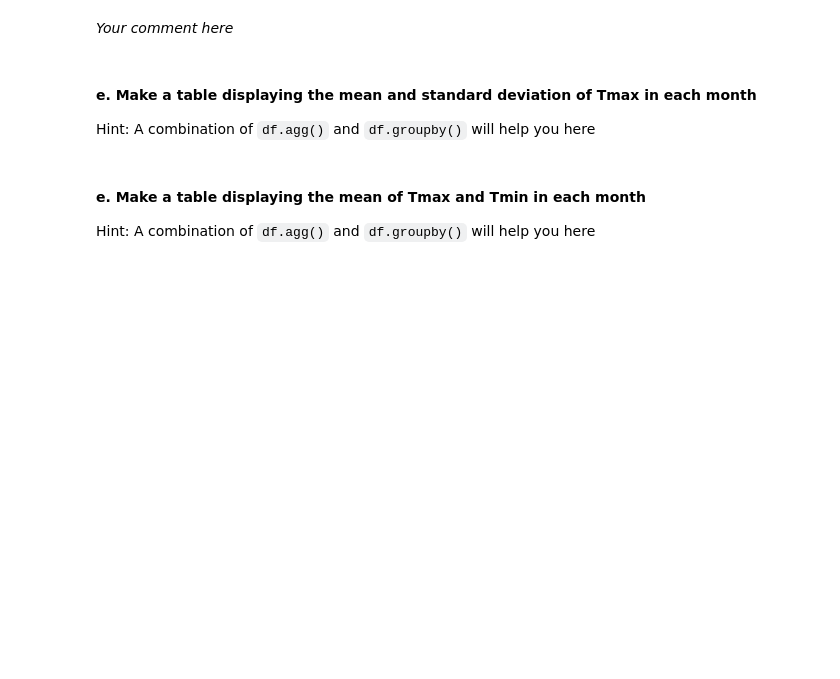
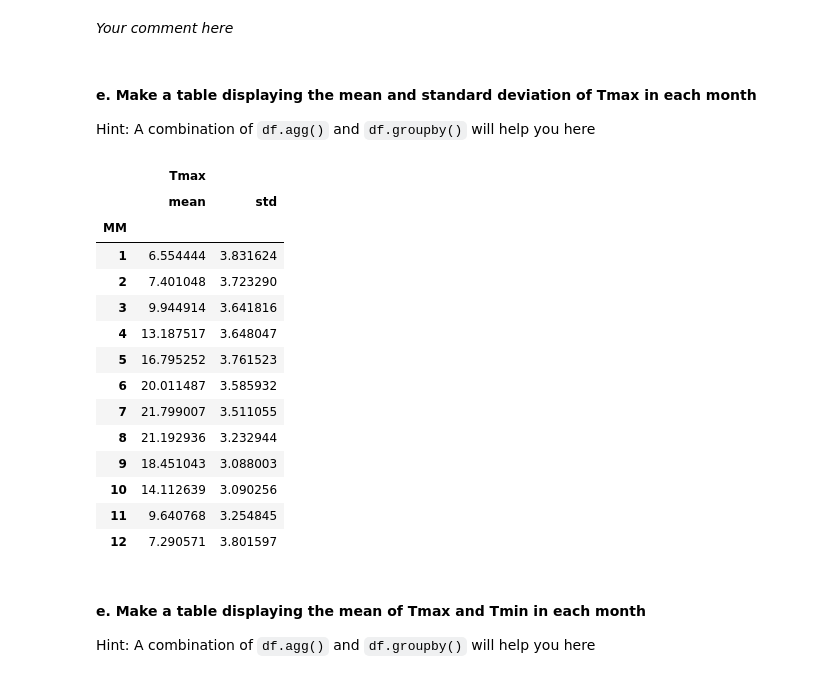
Before and after one commit to Tedodor423/bms-collab-notebooks, a Jupyter notebook: stats/1.1_DescribingData/1.1.10_TutorialExercises.ipynb, the cells around one changed output. Saved outputs shown, nothing was run; the diff lists cells and outputs as text; code cells hidden in the pictures; blank space fills up the shorter version.

```diff
--- a/stats/1.1_DescribingData/1.1.10_TutorialExercises.ipynb
+++ b/stats/1.1_DescribingData/1.1.10_TutorialExercises.ipynb
@@ -96,6 +147,23 @@ Hint: you can use `df.groupby()` to help you here
 Hint: A combination of `df.agg()` and `df.groupby()` will help you here
 # %%
 # Your code here
+weather.groupby("MM").agg({"Tmax": ["mean", "std"]})
+# %% [output]
+|  | Tmax |  |
+|  | mean | std |
+| MM |  |  |
+| 1 | 6.554444 | 3.831624 |
+| 2 | 7.401048 | 3.723290 |
+| 3 | 9.944914 | 3.641816 |
+| 4 | 13.187517 | 3.648047 |
+| 5 | 16.795252 | 3.761523 |
+| 6 | 20.011487 | 3.585932 |
+| 7 | 21.799007 | 3.511055 |
+| 8 | 21.192936 | 3.232944 |
+| 9 | 18.451043 | 3.088003 |
+| 10 | 14.112639 | 3.090256 |
+| 11 | 9.640768 | 3.254845 |
+| 12 | 7.290571 | 3.801597 |
 # %% [markdown]
 #### e. Make a table displaying the mean of Tmax and Tmin in each month
 
```
Also changed, not shown: parts of 12 cells of this notebook.
